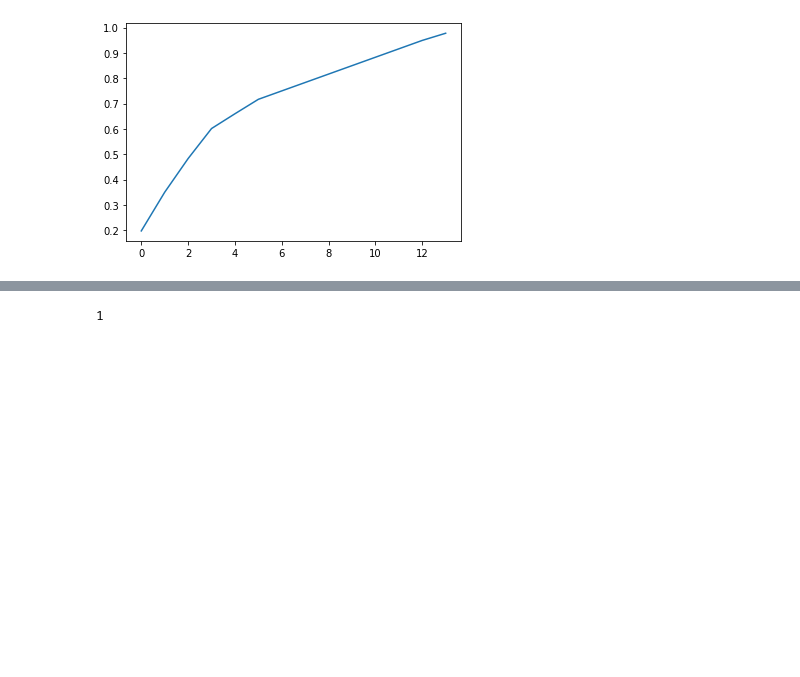
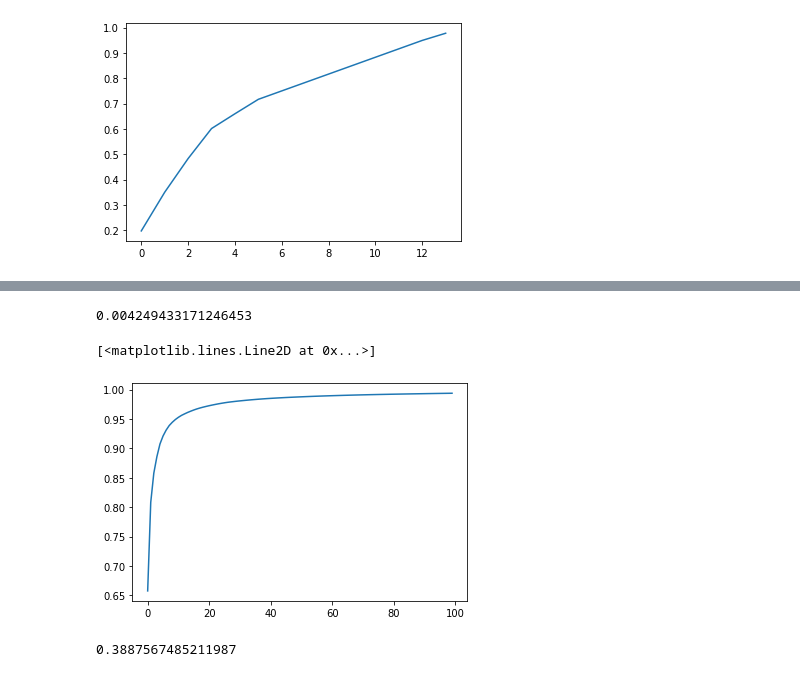
Before and after one commit to hadrianpaulo/Kaggle-M5, a Jupyter notebook: notebooks/PCA float16 downcasting.ipynb, the cells around one changed output, grey strips where cells are left out. Drawn from its saved outputs; the diff is of its cells as text; code cells hidden in the pictures; blank space fills up the shorter version.

```diff
--- a/notebooks/PCA float16 downcasting.ipynb
+++ b/notebooks/PCA float16 downcasting.ipynb
@@ -74,5 +58,22 @@ np.size(a) - np.count_nonzero(a)
 # %%
-a = all(metadata_array == pca_meta.inverse_transform(metadata_array_transformed_f16).round())
-np.size(a) - np.count_nonzero(a)
+a = (metadata_array == pca_meta.inverse_transform(metadata_array_transformed_f16).round())
+(np.size(a) - np.count_nonzero(a)) / (a.shape[0] * a.shape[1])
 # %% [output]
-1
+0.004249433171246453
+# %%
+res = df_sell_prices.sort_values(['store_id', 'item_id', 'wm_yr_wk']).groupby(['store_id', 'item_id'])['sell_price'].diff().fillna(0)
+# %%
+tmp = df_sell_prices.sort_values(['store_id', 'item_id', 'wm_yr_wk'])
+tmp['diff'] = res
+tmp['id'] = tmp['item_id'] + '_' + tmp['store_id'] + '_evaluation'
+# %%
+res = tmp.pivot_table(values=['sell_price', 'diff'], index='wm_yr_wk', columns=['id']).fillna(0)
+# %%
+pca_price = PCA(n_components=100, svd_solver='full')
+price_array = res.fillna(0).values.astype('float16')
+price_array_transformed = pca_price.fit_transform(price_array)
+# %%
+plot(pca_price.explained_variance_ratio_.cumsum())
+# %% [output]
+[<matplotlib.lines.Line2D at 0x...>]
+[figure, added]
@@ -78,0 +82,5 @@ np.size(a) - np.count_nonzero(a)
+# %%
+a = (price_array == pca_price.inverse_transform(price_array_transformed).round())
+(np.size(a) - np.count_nonzero(a)) / (a.shape[0] * a.shape[1])
+# %% [output]
+0.3887567485211987
```
Also changed, not shown: parts of 5 cells of this notebook, 4 other files.
